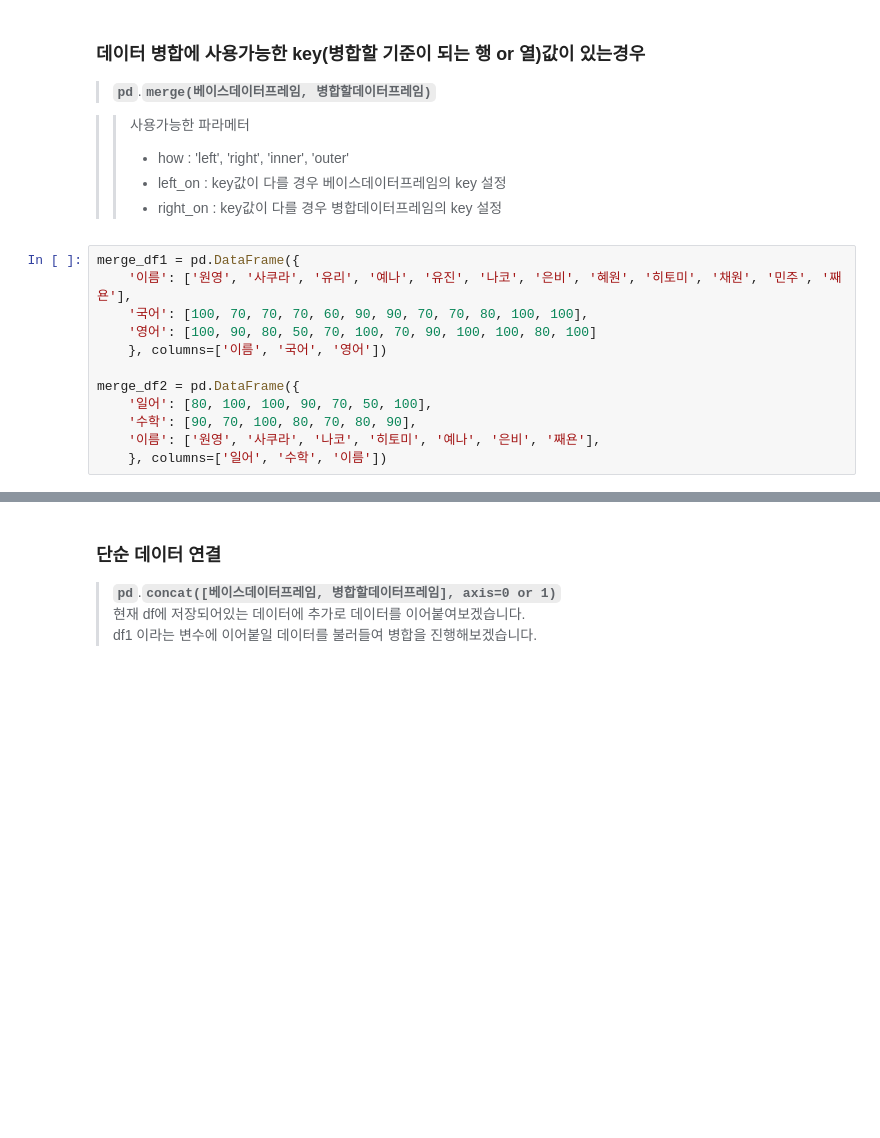
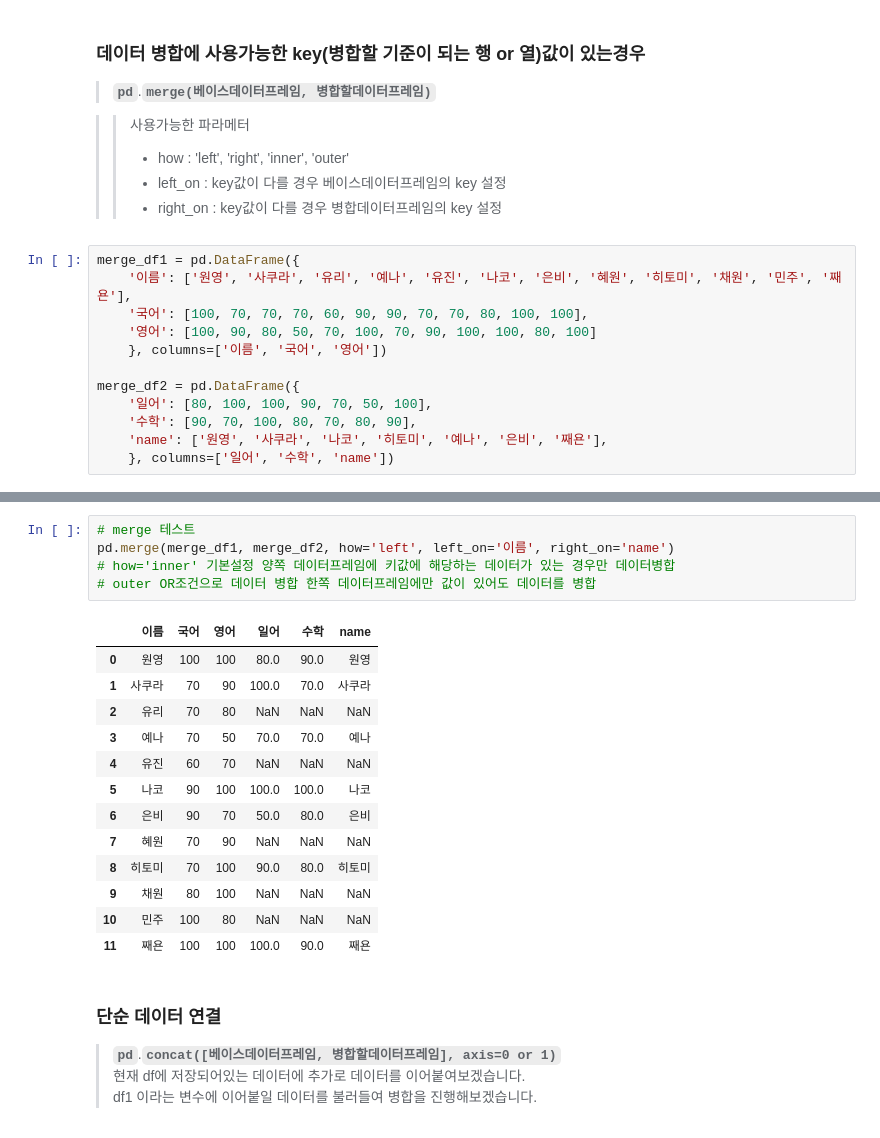
Before and after one commit to overgroove/samsung_ML, a Jupyter notebook: 03_package_pandas.ipynb, the cells around one changed output, grey strips where cells are left out. Cells and saved outputs as stored; diff of their text form; blank space fills up the shorter version.

```diff
--- a/03_package_pandas.ipynb
+++ b/03_package_pandas.ipynb
@@ -733,5 +733,5 @@ merge_df1 = pd.DataFrame({
 merge_df2 = pd.DataFrame({
     '일어': [80, 100, 100, 90, 70, 50, 100],
     '수학': [90, 70, 100, 80, 70, 80, 90],
-    '이름': ['원영', '사쿠라', '나코', '히토미', '예나', '은비', '째욘'],
-    }, columns=['일어', '수학', '이름'])
+    'name': ['원영', '사쿠라', '나코', '히토미', '예나', '은비', '째욘'],
+    }, columns=['일어', '수학', 'name'])
@@ -759,3 +749,22 @@ merge_df2 = pd.DataFrame({
+# %%
+# merge 테스트
+pd.merge(merge_df1, merge_df2, how='left', left_on='이름', right_on='name')
+# how='inner' 기본설정 양쪽 데이터프레임에 키값에 해당하는 데이터가 있는 경우만 데이터병합
+# outer OR조건으로 데이터 병합 한쪽 데이터프레임에만 값이 있어도 데이터를 병합
+# %% [output]
+|  | 이름 | 국어 | 영어 | 일어 | 수학 | name |
+| 0 | 원영 | 100 | 100 | 80.0 | 90.0 | 원영 |
+| 1 | 사쿠라 | 70 | 90 | 100.0 | 70.0 | 사쿠라 |
+| 2 | 유리 | 70 | 80 | NaN | NaN | NaN |
+| 3 | 예나 | 70 | 50 | 70.0 | 70.0 | 예나 |
+| 4 | 유진 | 60 | 70 | NaN | NaN | NaN |
+| 5 | 나코 | 90 | 100 | 100.0 | 100.0 | 나코 |
+| 6 | 은비 | 90 | 70 | 50.0 | 80.0 | 은비 |
+| 7 | 혜원 | 70 | 90 | NaN | NaN | NaN |
+| 8 | 히토미 | 70 | 100 | 90.0 | 80.0 | 히토미 |
+| 9 | 채원 | 80 | 100 | NaN | NaN | NaN |
+| 10 | 민주 | 100 | 80 | NaN | NaN | NaN |
+| 11 | 째욘 | 100 | 100 | 100.0 | 90.0 | 째욘 |
 # %% [markdown]
 ### 단순 데이터 연결
 > **`pd`**.**`concat([베이스데이터프레임, 병합할데이터프레임], axis=0 or 1)`**
```
Also changed, not shown: parts of 33 cells of this notebook.
